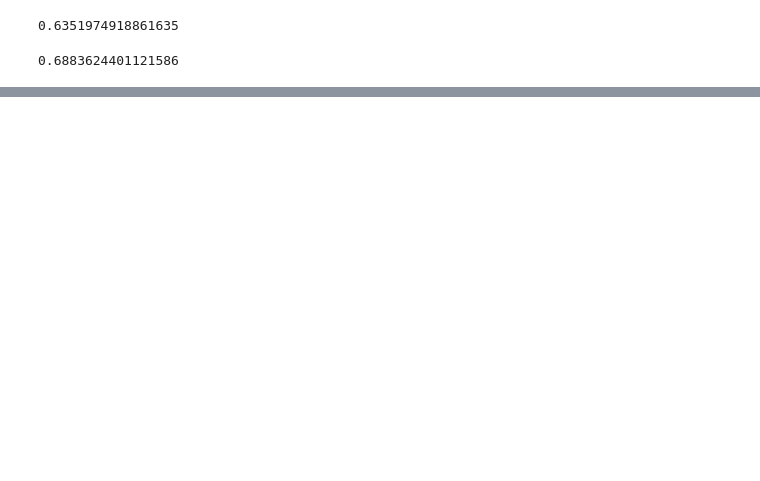
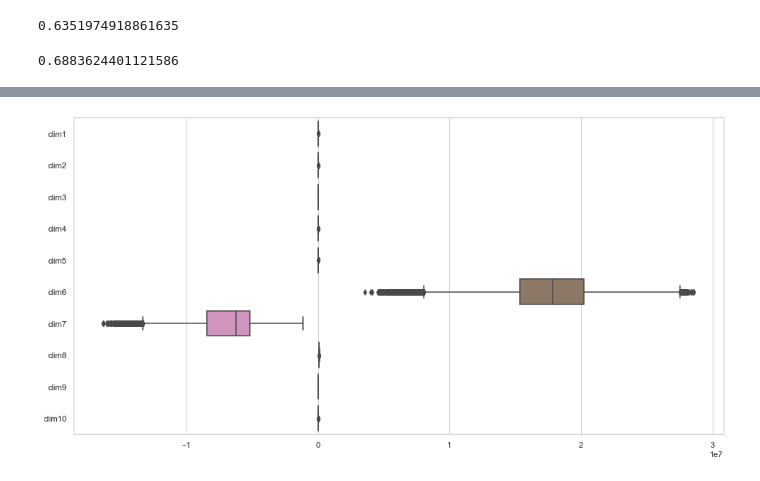
Before and after one commit to MegaCookies88/Data-Challenge-Wildfires, a Jupyter notebook: wildfires.ipynb, the cells around one changed output, grey strips where cells are left out. Cells and saved outputs as stored; diff of their text form; code cells hidden in the pictures; blank space fills up the shorter version.

```diff
--- a/wildfires.ipynb
+++ b/wildfires.ipynb
@@ -219,0 +249,6 @@ clf.score(X_test, y_test)
+# %%
+plt.figure(figsize=(16,8))
+sns.boxplot(data=data_validation[['clim1', 'clim2', 'clim3', 'clim4', 'clim5', 'clim6', 'clim7', 'clim8', 'clim9', 'clim10']],
+           orient='h');
+# %% [output]
+[figure, added]
```
Also changed, not shown: parts of 7 cells of this notebook.
